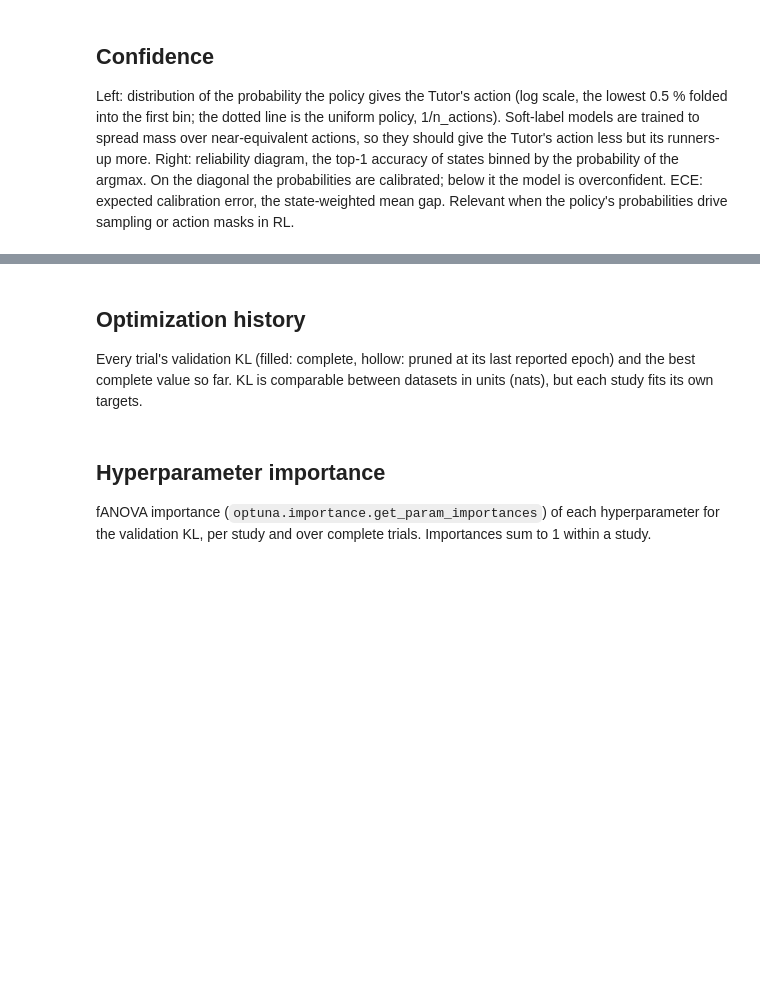
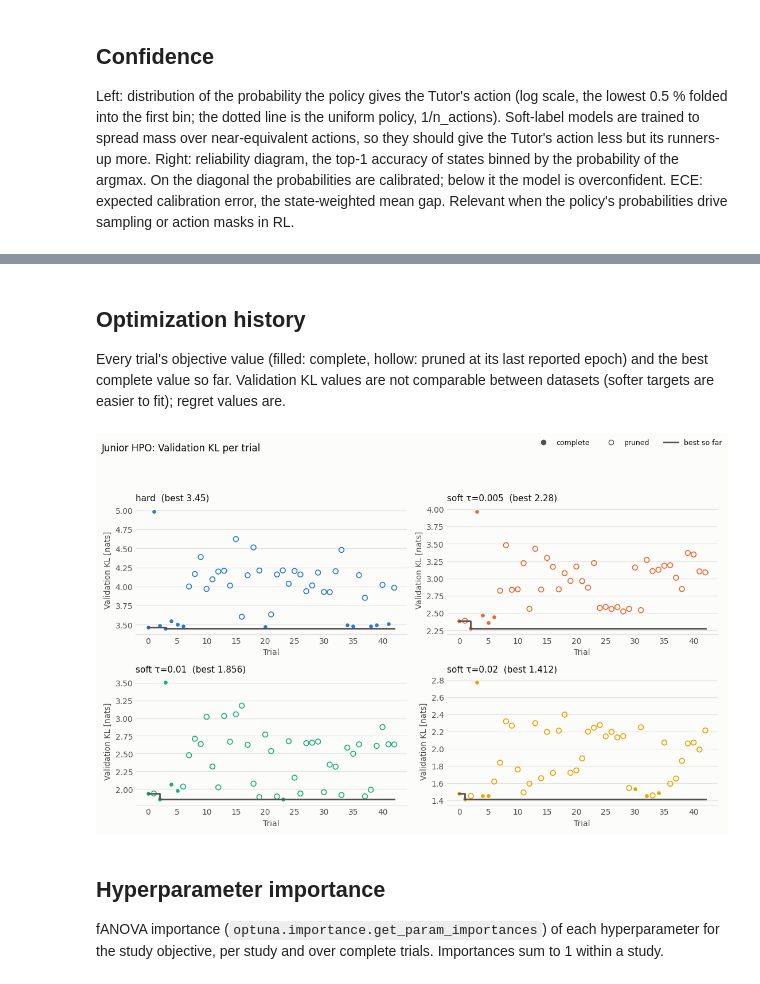
Before and after one commit to AdrianDegenkolb/NRI-for-explainable-RL-in-Power-Grids, a Jupyter notebook: experiments/junior_results.ipynb, the cells around one changed output, grey strips where cells are left out. Saved outputs shown, nothing was run; the diff lists cells and outputs as text; code cells hidden in the pictures; blank space fills up the shorter version.

```diff
--- a/experiments/junior_results.ipynb
+++ b/experiments/junior_results.ipynb
@@ -419,33 +605,35 @@ trials.groupby(["dataset", "state"], sort=False).size().unstack(fill_value=0)
 # %% [markdown]
 ## Optimization history
 
-Every trial's validation KL (filled: complete, hollow: pruned at its last reported epoch) and the
-best complete value so far. KL is comparable between datasets in units (nats), but each study fits
-its own targets.
+Every trial's objective value (filled: complete, hollow: pruned at its last reported epoch) and the
+best complete value so far. Validation KL values are not comparable between datasets (softer targets
+are easier to fit); regret values are.
 # %%
 fig, axes = plt.subplots(2, 2, figsize=(11, 7), facecolor=SURFACE)
 for ax, (label, group) in zip(axes.flat, trials.groupby("dataset", sort=False)):
     color = DATASET_COLORS[label]
     group = group.sort_values("number")
     done, pruned = group[group["state"] == "COMPLETE"], group[group["state"] == "PRUNED"]
     ax.scatter(pruned["number"], pruned["value"], s=40, facecolors="none", edgecolors=color, linewidths=1.2)
     ax.scatter(done["number"], done["value"], s=40, color=color, edgecolors=SURFACE, linewidths=1.5)
     best_so_far = done.set_index("number")["value"].cummin().reindex(group["number"]).ffill()
     ax.plot(best_so_far.index, best_so_far.values, color=INK_MUTED, linewidth=2, drawstyle="steps-post")
-    ax.set_title(f"{label}  (best {done['value'].min():.3f})", loc="left", color=INK, fontsize=11)
+    ax.set_title(f"{label}  (best {done['value'].min():.4g})", loc="left", color=INK, fontsize=11)
     ax.set_xlabel("Trial", color=INK_MUTED)
     ax.xaxis.set_major_locator(MaxNLocator(integer=True))
-    ax.set_ylabel("Validation KL [nats]", color=INK_MUTED)
+    ax.set_ylabel(f"{OBJECTIVE_NAME} [{OBJECTIVE_UNIT}]", color=INK_MUTED)
     style(ax)
 handles = [Line2D([0], [0], marker="o", color="none", markerfacecolor=INK_MUTED, markeredgecolor=INK_MUTED, label="complete"),
            Line2D([0], [0], marker="o", color="none", markerfacecolor="none", markeredgecolor=INK_MUTED, label="pruned"),
            Line2D([0], [0], color=INK_MUTED, linewidth=2, label="best so far")]
-finish(fig, "Junior HPO: validation KL per trial", handles, "optimization_history")
+finish(fig, f"Junior HPO: {OBJECTIVE_NAME} per trial", handles, "optimization_history")
+# %% [output]
+[figure, added]
 # %% [markdown]
 ## Hyperparameter importance
 
 fANOVA importance (`optuna.importance.get_param_importances`) of each hyperparameter for the
-validation KL, per study and over complete trials. Importances sum to 1 within a study.
+study objective, per study and over complete trials. Importances sum to 1 within a study.
 # %%
 importance = pd.DataFrame({label: optuna.importance.get_param_importances(study)
                            for label, study in studies.items()}).fillna(0.0)
```
Also changed, not shown: parts of 22 cells of this notebook.
